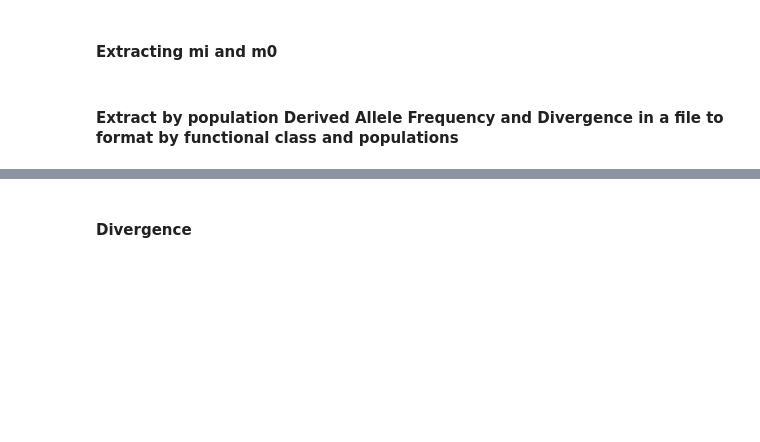
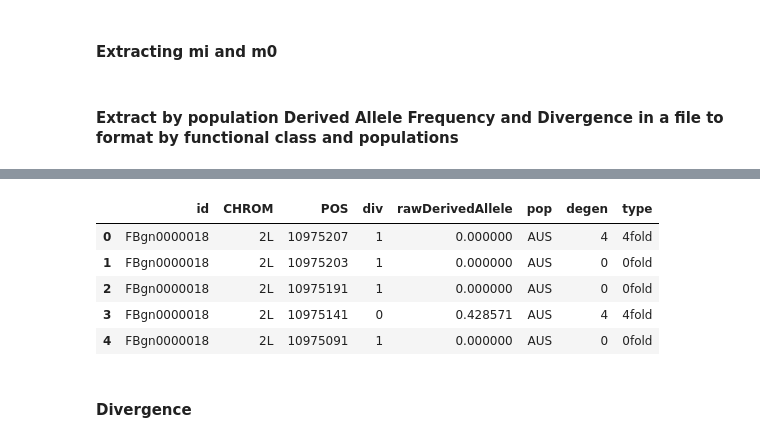
Before and after one commit to jmurga/iMKTData, a Jupyter notebook: notebooks/dmelProteins.ipynb, the cells around one changed output, grey strips where cells are left out. Cells and saved outputs as stored; diff of their text form; code cells hidden in the pictures; blank space fills up the shorter version.

```diff
--- a/notebooks/dmelProteins.ipynb
+++ b/notebooks/dmelProteins.ipynb
@@ -414,6 +402,8 @@ for j in cds['chr'].unique():
             totalFoldPositions = totalFoldPositions.append(data,ignore_index=True)
 # %% [markdown]
 #### Extract by population Derived Allele Frequency and Divergence in a file to format by functional class and populations
+# %%
+degeneratePositions = pd.read_csv('/home/jmurga/mkt/201903/rawData/dmel/annotations/zeroFourFoldPositions.tab',header=None,names=['CHROM','POS','degen','type'],sep='\t')
 # %%
 pops=['AUS','CHB','CO','EA','EF','EG','FR','GA','NTH','RAL','RG','SD','SP','USI','USW','ZI']
 
@@ -432,3 +444,14 @@ dmelSites.columns = ['id','CHROM','POS','div','rawDerivedAllele','type','pop']
+# %%
+dmelSites = pd.merge(dmelSites,degeneratePositions,how='left',left_on=['CHROM','POS'],right_on=['CHROM','POS'])
+dmelSites = dmelSites[dmelSites['type']!='mixed']
+dmelSites.head()
+# %% [output]
+|  | id | CHROM | POS | div | rawDerivedAllele | pop | degen | type |
+| 0 | FBgn0000018 | 2L | 10975207 | 1 | 0.000000 | AUS | 4 | 4fold |
+| 1 | FBgn0000018 | 2L | 10975203 | 1 | 0.000000 | AUS | 0 | 0fold |
+| 2 | FBgn0000018 | 2L | 10975191 | 1 | 0.000000 | AUS | 0 | 0fold |
+| 3 | FBgn0000018 | 2L | 10975141 | 0 | 0.428571 | AUS | 4 | 4fold |
+| 4 | FBgn0000018 | 2L | 10975091 | 1 | 0.000000 | AUS | 0 | 0fold |
 # %% [markdown]
 #### Divergence
 # %%
```
Also changed, not shown: parts of 45 cells of this notebook, 6 other files.
